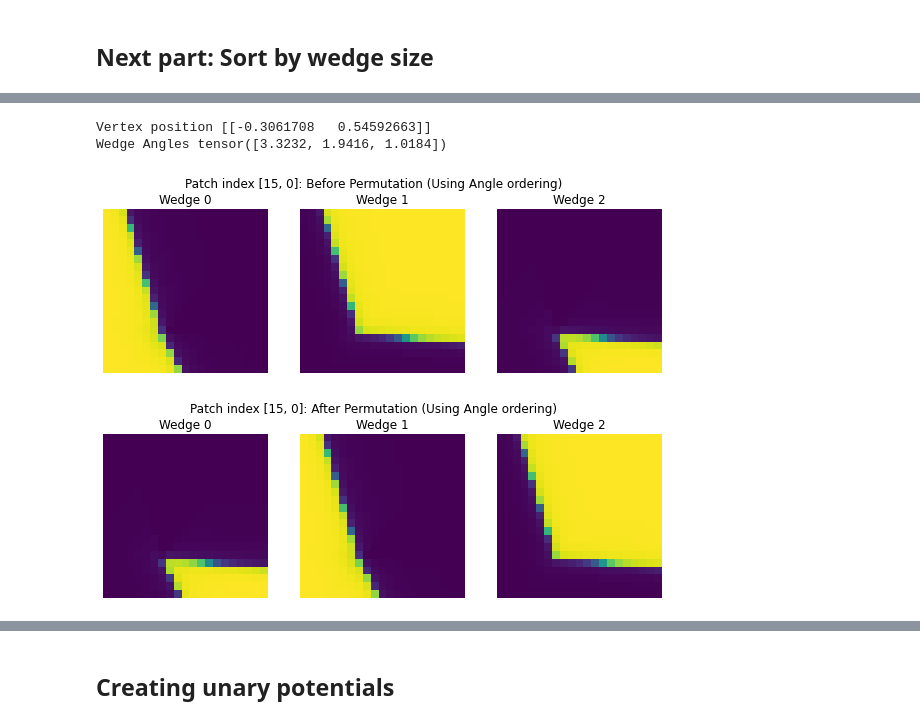
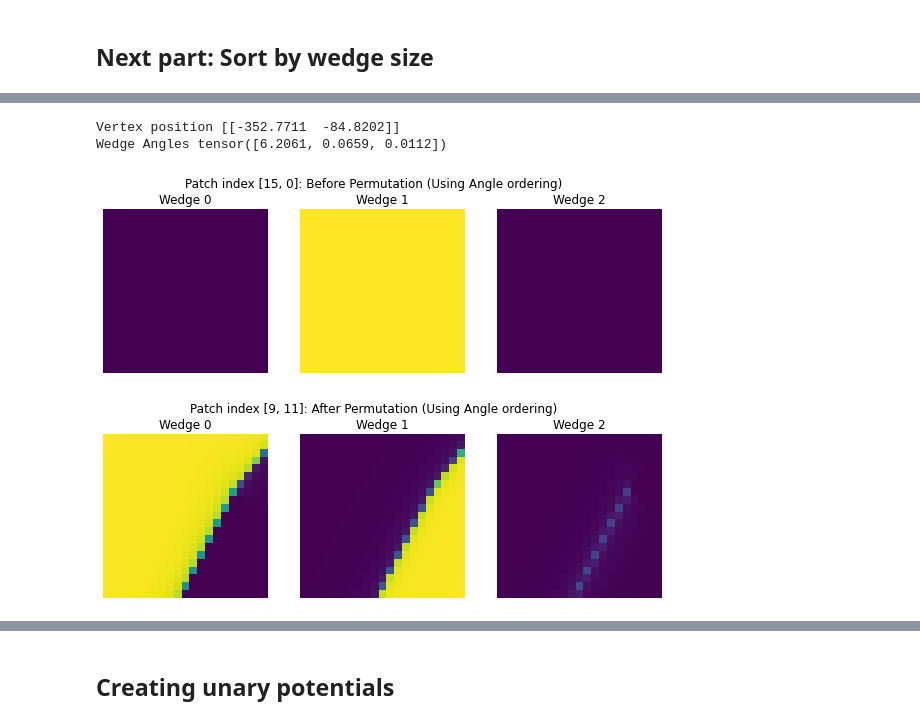
Before and after one commit to aneeldamaraju/fieldofjunctions, a Jupyter notebook: ordinal_depth/cavi-2Objects.ipynb, the cells around one changed output, grey strips where cells are left out. Saved outputs shown, nothing was run; the diff lists cells and outputs as text; code cells hidden in the pictures.

```diff
--- a/ordinal_depth/cavi-2Objects.ipynb
+++ b/ordinal_depth/cavi-2Objects.ipynb
@@ -22,3 +17,19 @@ def func(x):
+# %%
+def func(x):
+    x = -x.abs()
+    mult = torch.exp(-30.0 * x.max(0, keepdim=True)[0].max(1, keepdim=True)[0] ** 2)
+    return mult * torch.exp(3.0 * x)
+
+def reconstruct_img(out,H,W,stride,PSZ):
+    rec = np.zeros([H,W,int(out.shape[-2]*out.shape[-1])])
+    num_overlaps = np.zeros([H,W])
+    itr = 0
+    for i in range(out.shape[-2]):
+        for j in range(out.shape[-1]):
+            rec[i*stride:i*stride + PSZ,j*stride:j*stride + PSZ,itr] = out[...,i,j].detach().cpu().numpy()
+            num_overlaps[i*stride:i*stride + PSZ,j*stride:j*stride + PSZ] += 1
+            itr = itr+1
+    return np.divide(np.sum(rec,axis = -1),num_overlaps)
 # %% [markdown]
 ## Creating simple FOJ patches
 # %%
@@ -80,7 +91,7 @@ def get_curvature(rad):
 
 
 
-H = W = 48
+H = W = 201
 maxrad = H / 2.5
 minrad = H / 4.0
 
@@ -151,7 +164,7 @@ img = np.asarray(img/255.0,dtype=np.float32)
 opts = SimpleNamespace()
 
 opts.R                        = 21
-opts.stride                   = 1
+opts.stride                   = 3
 opts.eta                      = 0.01
 opts.delta                    = 0.05
 opts.lr_angles                = 0.003
@@ -206,7 +219,7 @@ plt.imshow(smoothed_img)
 plt.title('Smoothed image')
 plt.axis('off')
 plt.subplot(144)
-plt.imshow(clean_img)
+# plt.imshow(clean_img)
 plt.title('Ground truth')
 plt.axis('off');
 # %% [output]
@@ -336,7 +362,6 @@ torch.Size([1, 1, 21, 21, 28, 28, 3])
 perm_list[idxs];
 # %%
 wedges = foj.dists2indicators(dists).detach().cpu()
-perm_wedges = wedges.unsqueeze(-1).swapdims(1,6)
 # %%
 perm_wedges.shape
 # %% [output]
@@ -422,43 +497,43 @@ patch_index = [15,0]
 plt.figure(figsize=[10,30])
 plt.suptitle(f'Patch index {patch_index}: Before Permutation (Using Angle ordering)')
 plt.subplot(131)
-plt.imshow(ang_sorted_wedges[0,0,:,:,patch_index[0],patch_index[1]])
+plt.imshow(ang_sorted_wedges[0,0,:,:,patch_index[0],patch_index[1]],vmin=0,vmax=1)
 plt.title('Wedge 0')
 plt.axis('off')
 plt.subplot(132)
-plt.imshow(ang_sorted_wedges[0,1,:,:,patch_index[0],patch_index[1]])
+plt.imshow(ang_sorted_wedges[0,1,:,:,patch_index[0],patch_index[1]],vmin=0,vmax=1)
 plt.title('Wedge 1')
 plt.axis('off')
 plt.subplot(133)
-plt.imshow(ang_sorted_wedges[0,2,:,:,patch_index[0],patch_index[1]])
+plt.imshow(ang_sorted_wedges[0,2,:,:,patch_index[0],patch_index[1]],vmin=0,vmax=1)
 plt.title('Wedge 2')
 plt.axis('off')
 plt.subplots_adjust(top=1.73)
 print('Vertex position', params[:, 3:, patch_index[0],patch_index[1]].detach().cpu().numpy())
 print('Wedge Angles', sorted_angles[:,patch_index[0],patch_index[1]])
 # %% [output]
-Vertex position [[-0.3061708   0.54592663]]
-Wedge Angles tensor([3.3232, 1.9416, 1.0184])
+Vertex position [[-352.7711  -84.8202]]
+Wedge Angles tensor([6.2061, 0.0659, 0.0112])
-[figure, old version]
+[figure, new version]
 # %%
-# patch_index = [23,27]
+patch_index = [9,11]
 plt.figure(figsize=[10,30])
 plt.suptitle(f'Patch index {patch_index}: After Permutation (Using Angle ordering)')
 plt.subplot(131)
-plt.imshow(ang_perm_wedges[0,0,:,:,patch_index[0],patch_index[1]])
+plt.imshow(ang_perm_wedges[0,0,:,:,patch_index[0],patch_index[1]],vmin=0,vmax=1)
 plt.title('Wedge 0')
 plt.axis('off')
 plt.subplot(132)
-plt.imshow(ang_perm_wedges[0,1,:,:,patch_index[0],patch_index[1]])
+plt.imshow(ang_perm_wedges[0,1,:,:,patch_index[0],patch_index[1]],vmin=0,vmax=1)
 plt.title('Wedge 1')
 plt.axis('off')
 plt.subplot(133)
-plt.imshow(ang_perm_wedges[0,2,:,:,patch_index[0],patch_index[1]])
+plt.imshow(ang_perm_wedges[0,2,:,:,patch_index[0],patch_index[1]],vmin=0,vmax=1)
 plt.title('Wedge 2')
 plt.axis('off')
 plt.subplots_adjust(top=1.73)
 # %% [output]
-[figure, old version]
+[figure, new version]
 # %%
 ang_idxs[patch_index[0],patch_index[1]]
 # %% [output]
```
Also changed, not shown: parts of 52 cells of this notebook, 5 other files.
